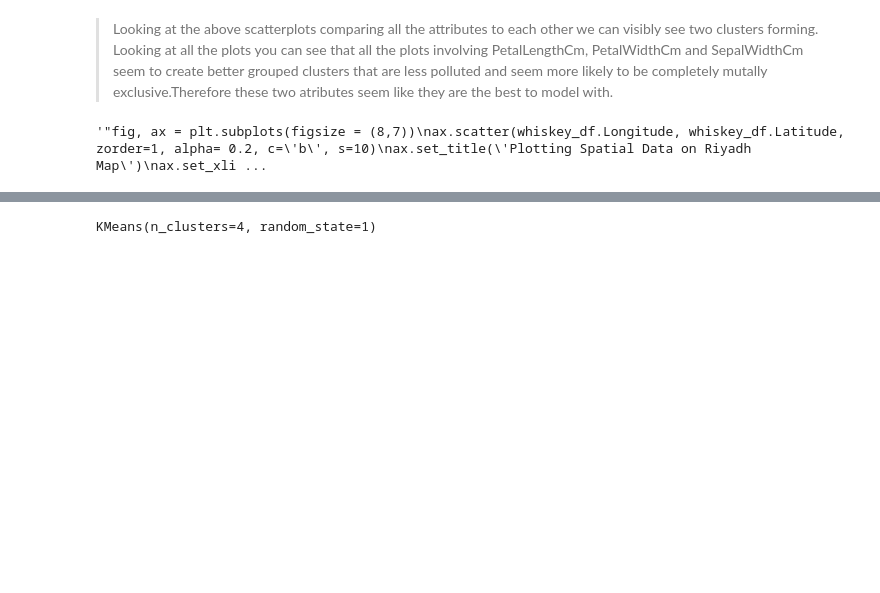
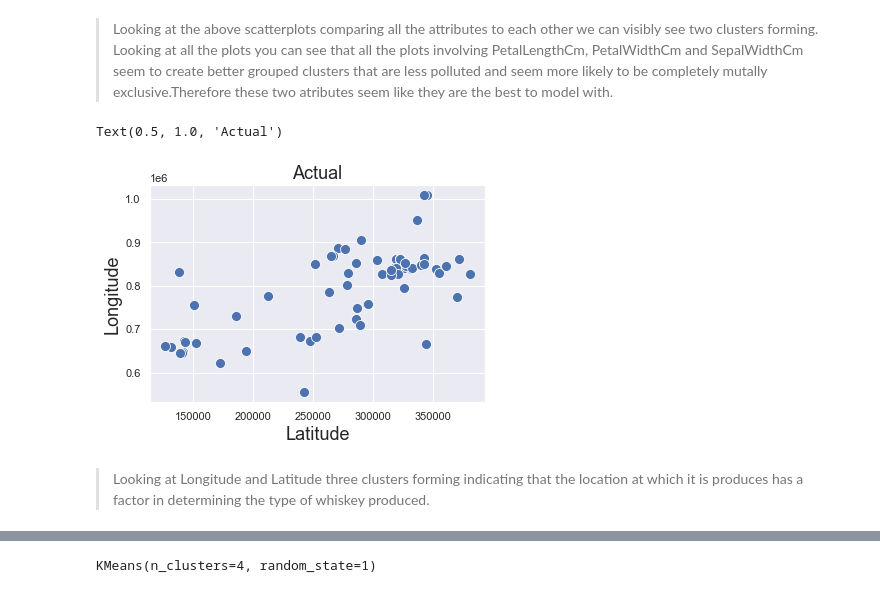
Before and after one commit to keanubowker8/K-Means-Whiskey-Distilleries, a Jupyter notebook: Untitled.ipynb, the cells around one changed output, grey strips where cells are left out. Saved outputs shown, nothing was run; the diff lists cells and outputs as text; code cells hidden in the pictures; blank space fills up the shorter version.

```diff
--- a/Untitled.ipynb
+++ b/Untitled.ipynb
@@ -109,11 +107,17 @@ Looking at the above scatterplots comparing all the attributes to each other we
-# %%
-""""fig, ax = plt.subplots(figsize = (8,7))
-ax.scatter(whiskey_df.Longitude, whiskey_df.Latitude, zorder=1, alpha= 0.2, c='b', s=10)
-ax.set_title('Plotting Spatial Data on Riyadh Map')
-ax.set_xlim(BBox[0],BBox[1])
-ax.set_ylim(BBox[2],BBox[3])
-ax.imshow(ruh_m, zorder=0, extent = BBox, aspect= 'equal')"""
-# %% [output]
-'"fig, ax = plt.subplots(figsize = (8,7))\nax.scatter(whiskey_df.Longitude, whiskey_df.Latitude, zorder=1, alpha= 0.2, c=\'b\', s=10)\nax.set_title(\'Plotting Spatial Data on Riyadh Map\')\nax.set_xli ...
+# %%
+#plt.subplots(figsize=(10,15))
+sns.scatterplot(x=whiskey_df['Latitude'], y=whiskey_df['Longitude'], s=100)
+#legend(['Iris-versicolor','Iris-setosa','Iris-virginica'])
+plt.xlabel('Latitude', fontsize=18)
+plt.ylabel('Longitude', fontsize=18)
+#tick_params(direction='in', length=10, width=5, colors='k', labelsize=20)
+plt.title('Actual', fontsize=18)
+# %% [output]
+Text(0.5, 1.0, 'Actual')
+[figure, added]
+# %% [markdown]
+<blockquote>
+    Looking at Longitude and Latitude three clusters forming indicating that the location at which it is produces has a factor in determining the type of whiskey produced.
+    </blockquote>
 # %%
 X = whiskey_df[['Body', 'Sweetness', 'Smoky', 'Medicinal', 'Tobacco',
```
Also changed, not shown: parts of 5 cells of this notebook.
